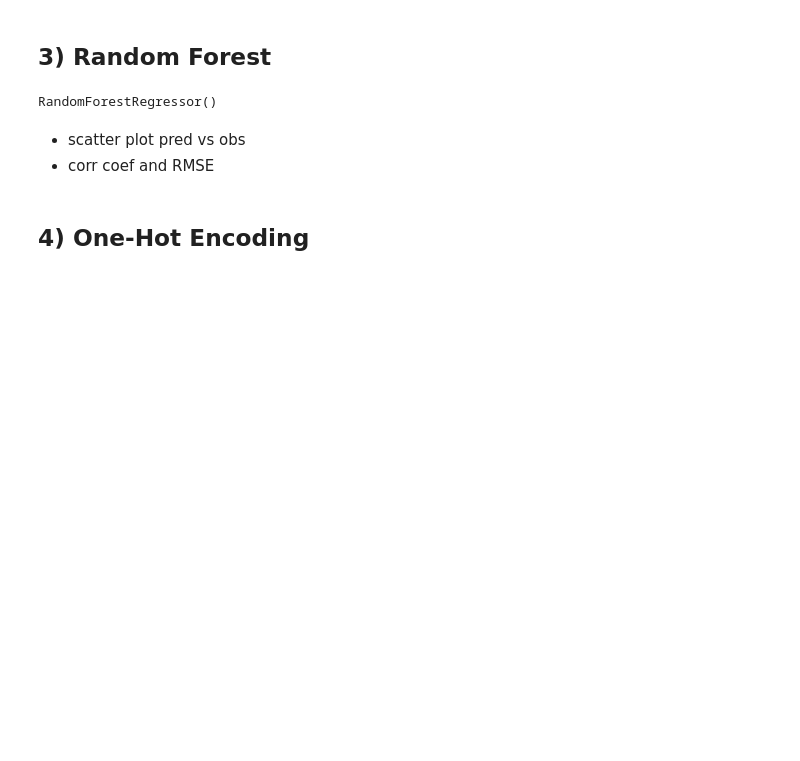
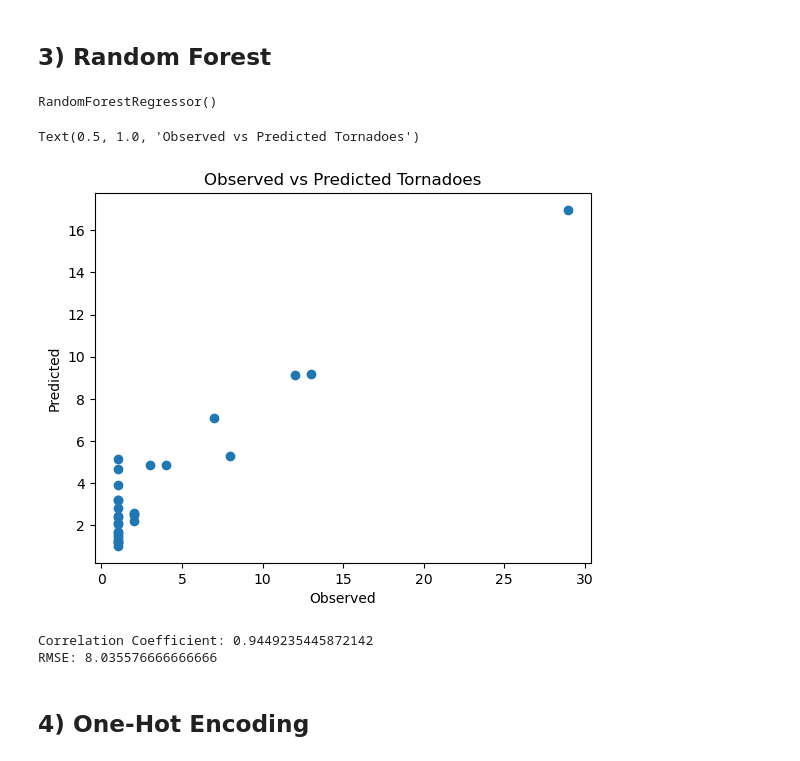
Before and after one commit to alyhall09/Module-6, a Jupyter notebook: ATMS523HW6.ipynb, the cells around one changed output. Drawn from its saved outputs; the diff is of its cells as text; code cells hidden in the pictures; blank space fills up the shorter version.

```diff
--- a/ATMS523HW6.ipynb
+++ b/ATMS523HW6.ipynb
@@ -207,8 +207,29 @@ rf = RandomForestRegressor().fit(X, y)
 rf
 # %% [output]
 RandomForestRegressor()
-# %% [markdown]
-- scatter plot pred vs obs
-- corr coef and RMSE
+# %%
+import matplotlib.pyplot as plt
+y_pred = rf.predict(X)
+
+plt.scatter(y, y_pred)
+plt.xlabel('Observed')
+plt.ylabel('Predicted')
+plt.title('Observed vs Predicted Tornadoes')
+# %% [output]
+Text(0.5, 1.0, 'Observed vs Predicted Tornadoes')
+[figure, added]
+# %%
+import numpy as np
+from sklearn.metrics import mean_squared_error
+
+corr = np.corrcoef(y, y_pred)[0,1]
+
+rmse = mean_squared_error(y, y_pred)
+
+print('Correlation Coefficient:', corr)
+print('RMSE:', rmse)
+# %% [output]
+Correlation Coefficient: 0.9449235445872142
+RMSE: 8.035576666666666
 # %% [markdown]
 ## 4) One-Hot Encoding
```
Also changed, not shown: parts of 9 cells of this notebook.
